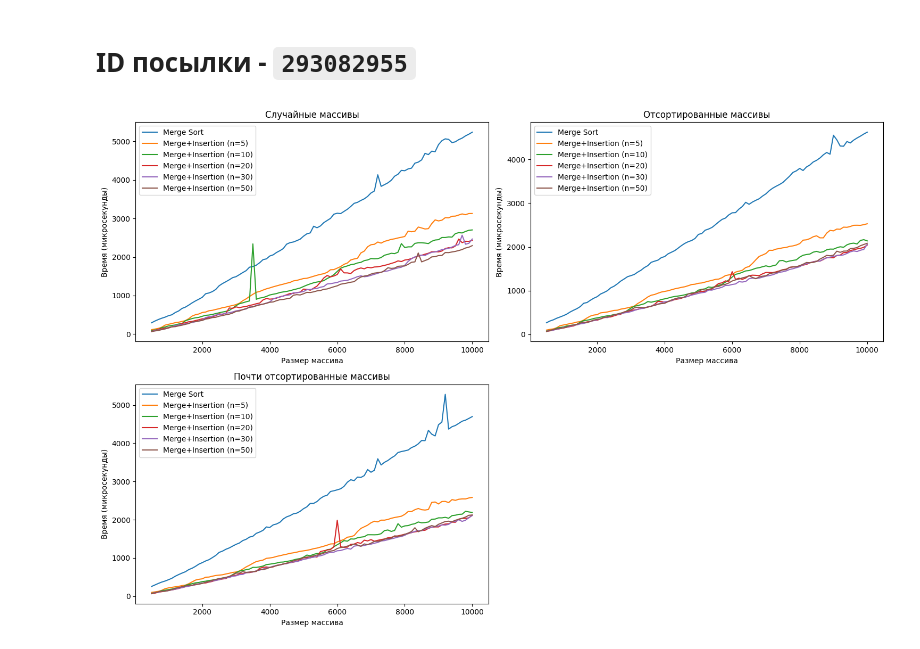
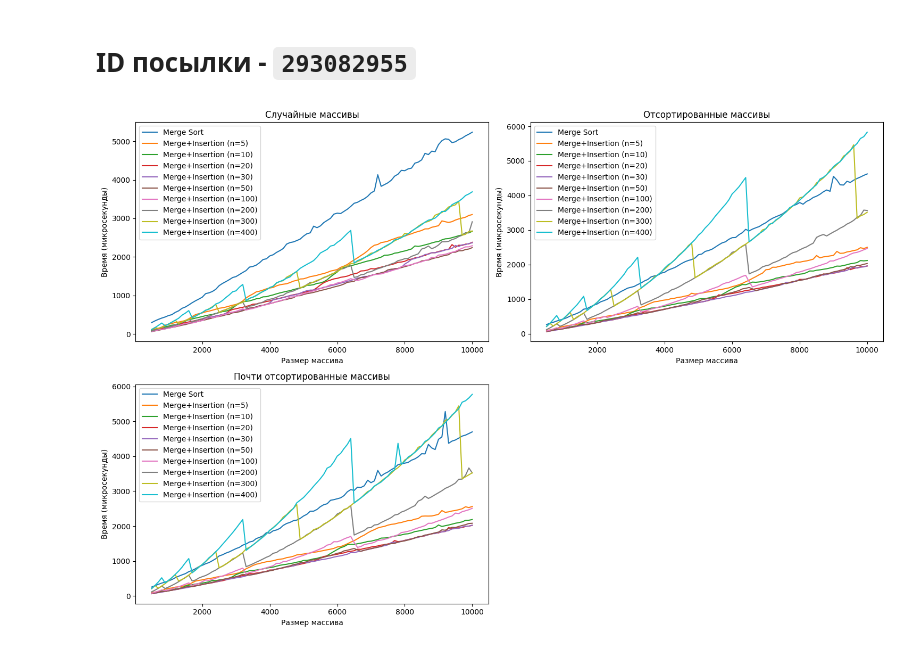
Before and after one commit to Kerblif/HSE-Algorithms-24-25, a Jupyter notebook: A2/A2.ipynb, the cells around one changed output. Saved outputs shown, nothing was run; the diff lists cells and outputs as text; code cells hidden in the pictures.

```diff
--- a/A2/A2.ipynb
+++ b/A2/A2.ipynb
@@ -22,38 +22,38 @@ plt.figure(figsize=(15, 10))
 
 plt.subplot(2, 2, 1)
 plt.plot(merge_sizes[merge_types == 0], merge_times[merge_types == 0], label="Merge Sort")
-for i in [5, 10, 20, 30, 50]:
+for i in [5, 10, 20, 30, 50, 100, 200, 300, 400]:
     hybrid_sizes, hybrid_types, hybrid_times = read_data(f'./data/m+i-{i}.txt')
     plt.plot(hybrid_sizes[hybrid_types == 0], hybrid_times[hybrid_types == 0], label=f'Merge+Insertion (n={i})')
 plt.title("Случайные массивы")
 plt.xlabel("Размер массива")
 plt.ylabel("Время (микросекунды)")
 plt.legend()
 
 plt.subplot(2, 2, 2)
 plt.plot(merge_sizes[merge_types == 1], merge_times[merge_types == 1], label="Merge Sort")
-for i in [5, 10, 20, 30, 50]:
+for i in [5, 10, 20, 30, 50, 100, 200, 300, 400]:
     hybrid_sizes, hybrid_types, hybrid_times = read_data(f'./data/m+i-{i}.txt')
     plt.plot(hybrid_sizes[hybrid_types == 1], hybrid_times[hybrid_types == 1], label=f'Merge+Insertion (n={i})')
 plt.title("Отсортированные массивы")
 plt.xlabel("Размер массива")
 plt.ylabel("Время (микросекунды)")
 plt.legend()
 
 plt.subplot(2, 2, 3)
 plt.plot(merge_sizes[merge_types == 2], merge_times[merge_types == 2], label="Merge Sort")
-for i in [5, 10, 20, 30, 50]:
+for i in [5, 10, 20, 30, 50, 100, 200, 300, 400]:
     hybrid_sizes, hybrid_types, hybrid_times = read_data(f'./data/m+i-{i}.txt')
     plt.plot(hybrid_sizes[hybrid_types == 2], hybrid_times[hybrid_types == 2], label=f'Merge+Insertion (n={i})')
 plt.title("Почти отсортированные массивы")
 plt.xlabel("Размер массива")
 plt.ylabel("Время (микросекунды)")
 plt.legend()
 
 plt.tight_layout()
 plt.show()
 # %% [output]
-[figure, old version]
+[figure, new version]
 # %% [markdown]
 ## Вывод
 
```
Also changed, not shown: parts of 1 cell of this notebook, 11 other files.
